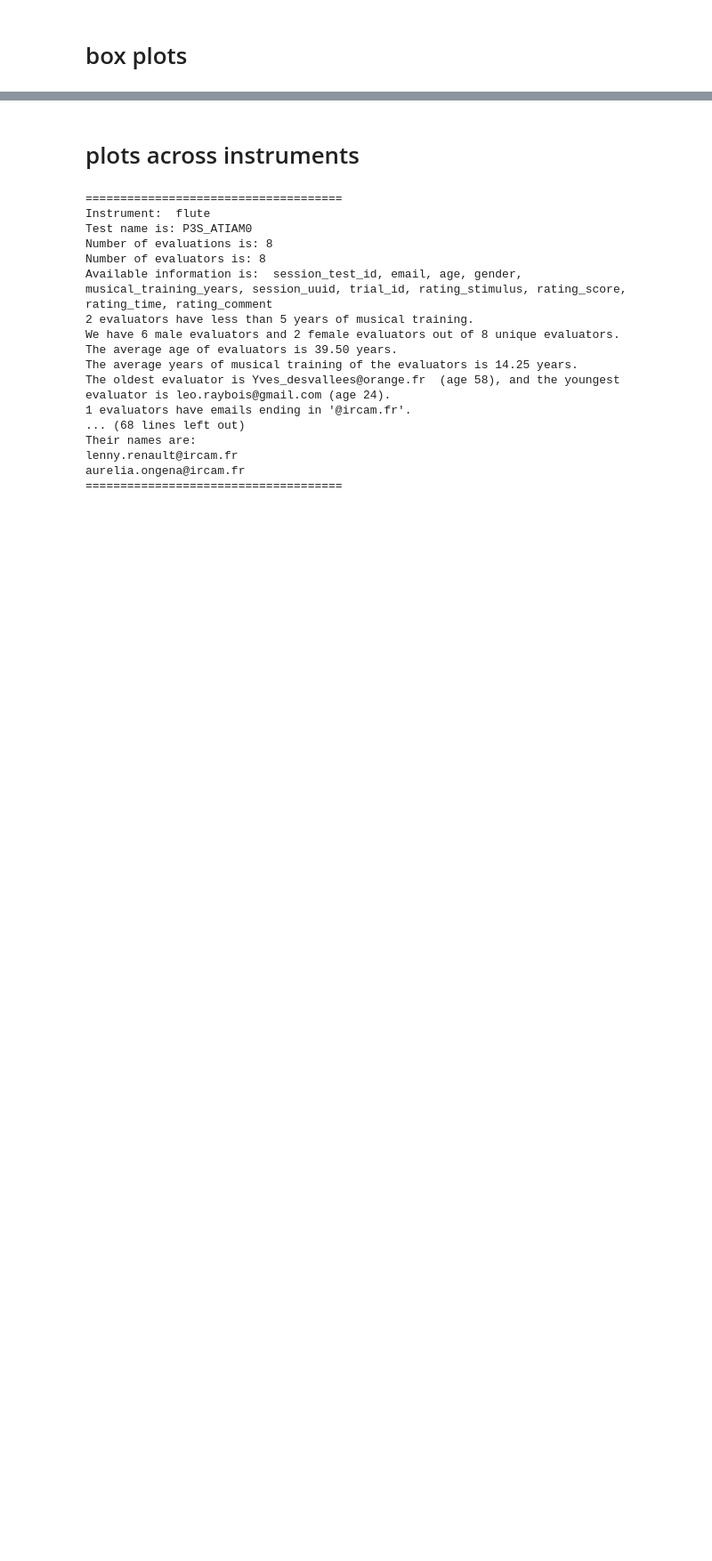
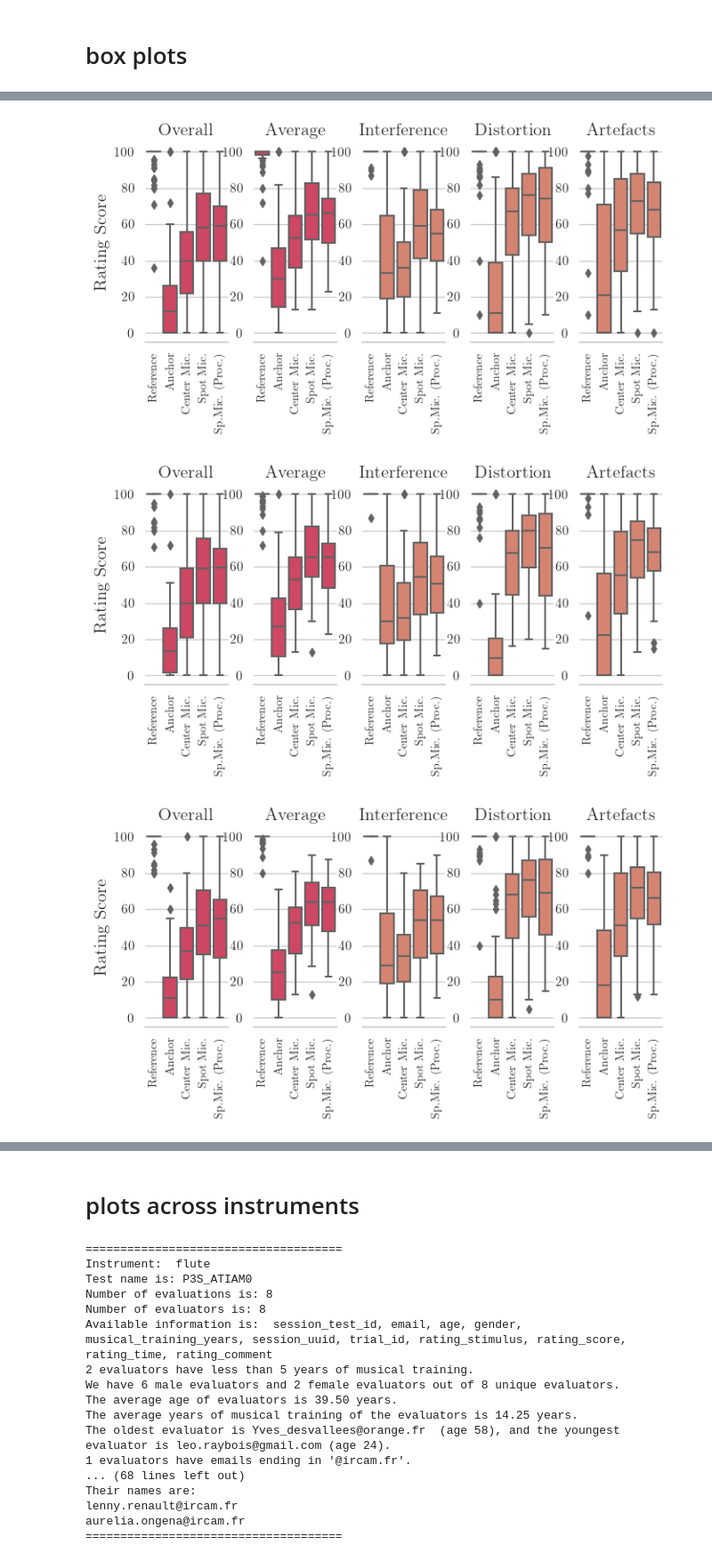
Before and after one commit to PierreChouteau/PAM_P3S, a Jupyter notebook: webmushra_analysis_test.ipynb, the cells around one changed output, grey strips where cells are left out. Shown at 89% size. Drawn from its saved outputs; the diff is of its cells as text; code cells hidden in the pictures; blank space fills up the shorter version.

```diff
--- a/webmushra_analysis_test.ipynb
+++ b/webmushra_analysis_test.ipynb
@@ -349,0 +287,76 @@ plot_evaluators_comparison_boxplots(data, data_no_inconsistent, data_no_inexperi
+# %%
+def plot_ratings_boxplot(data, save_fig=False, save_path="ratings_boxplot.pdf", show_fig=False):
+    sns.set(style="whitegrid")
+    stimuli_order = ['reference', 'anchor', 'no_effect_center', 'no_effect', 'sto']
+
+    # add a new fifth "trial_id" to data
+    new_data = data.copy()
+    new_data = new_data[(new_data["trial_id"] == "interference") | (new_data["trial_id"] == "distortion") | (new_data["trial_id"] == "artifacts")]
+    # calculate average
+    new_data = new_data.groupby(["rating_stimulus", "email", "age", "gender", "musical_training_years"], as_index=False)["rating_score"].mean()
+    new_data["trial_id"] = "Average"
+    data = pd.concat([data, new_data])
+
+
+    # Sort the data by trial_id in the order you want to plot
+    trial_id_order = ['overall', 'Average', 'interference', 'distortion', 'artifacts']
+    data['trial_id'] = pd.Categorical(data['trial_id'], categories=trial_id_order, ordered=True)
+    data = data.sort_values('trial_id')
+
+    # Initialize the FacetGrid object
+    g = sns.FacetGrid(data, col="trial_id", col_wrap=5, height=4, aspect=0.6, sharey=False, sharex=False, despine=False)
+    g.map(sns.boxplot, "rating_stimulus", "rating_score", order=stimuli_order, color=sns.color_palette("flare", 8)[1])
+
+    g.set_axis_labels("", "Rating Score", size=15)
+    # set titles for each subplot manually
+    g.axes[0].set_title('Overall', size=15)
+    g.axes[1].set_title('Average', size=15)
+    g.axes[2].set_title('Interference', size=15)
+    g.axes[3].set_title('Distortion', size=15)
+    g.axes[4].set_title('Artefacts', size=15)
+
+    # set color of each box individually in the first two subplots
+    for i in range(2):
+        for j, patch in enumerate(g.axes[i].patches):
+            if j % 5 == 0:
+                patch.set_facecolor(sns.color_palette("flare", 8)[3])
+            elif j % 5 == 1:
+                patch.set_facecolor(sns.color_palette("flare", 8)[3])
+            elif j % 5 == 2:
+                patch.set_facecolor(sns.color_palette("flare", 8)[3])
+            elif j % 5 == 3:
+                patch.set_facecolor(sns.color_palette("flare", 8)[3])
+            elif j % 5 == 4:
+                patch.set_facecolor(sns.color_palette("flare", 8)[3])
+
+    g.add_legend()
+    g.despine(left=True)
+    g.set_xticklabels(['Reference', 'Anchor', 'Center Mic.' ,'Spot Mic.', 'Sp.Mic. (Proc.)'], rotation=90, size=10)
+
+    # bigger and latex text
+    plt.rcParams.update({
+    "text.usetex": True,
+    "font.family": "Computer Modern Roman"
+    })
+
+    g.tight_layout()
+    # set figure size
+    fig = g.fig
+    fig.set_size_inches(w=6.718, h=4)
+
+    # save figure
+    if save_fig:
+        plt.savefig(save_path, dpi=600)
+    if show_fig:
+        plt.show()
+    else:
+        plt.close()
+
+plot_ratings_boxplot(data, save_fig=True, save_path='../results/mushra_all_boxplot.pdf', show_fig=True)
+plot_ratings_boxplot(data_no_inexperienced, save_fig=True, save_path='../results/mushra_no_inexperienced_boxplot.pdf', show_fig=True)
+plot_ratings_boxplot(data_no_inconsistent, save_fig=True, save_path='../results/mushra_no_inconsistent_boxplot.pdf', show_fig=True)
+plot_ratings_boxplot(data_no_inexperienced_no_inconsistent, save_fig=True, save_path='../results/mushra_no_inexperienced_no_inconsistent_boxplot.pdf', show_fig=True)
+# %% [output]
+[figure, added]
+[figure, added]
+[figure, added]
```
Also changed, not shown: parts of 14 cells of this notebook.
